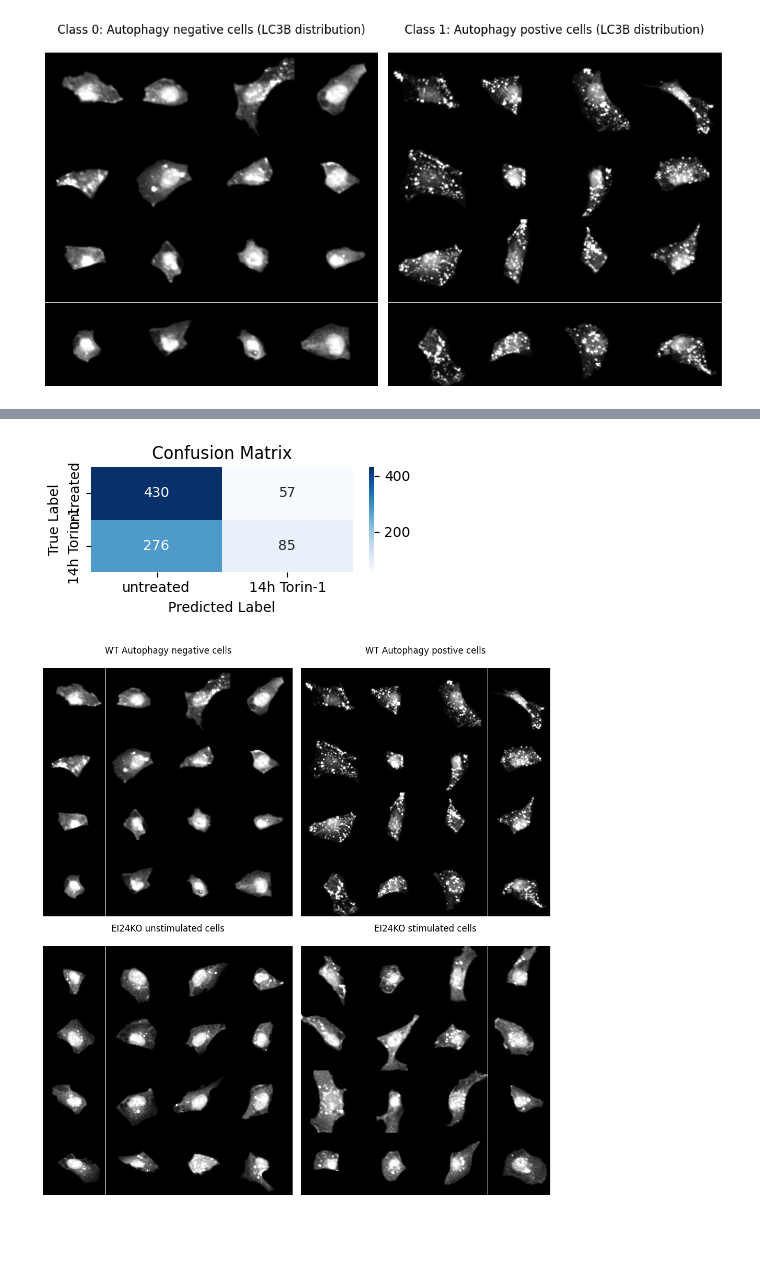
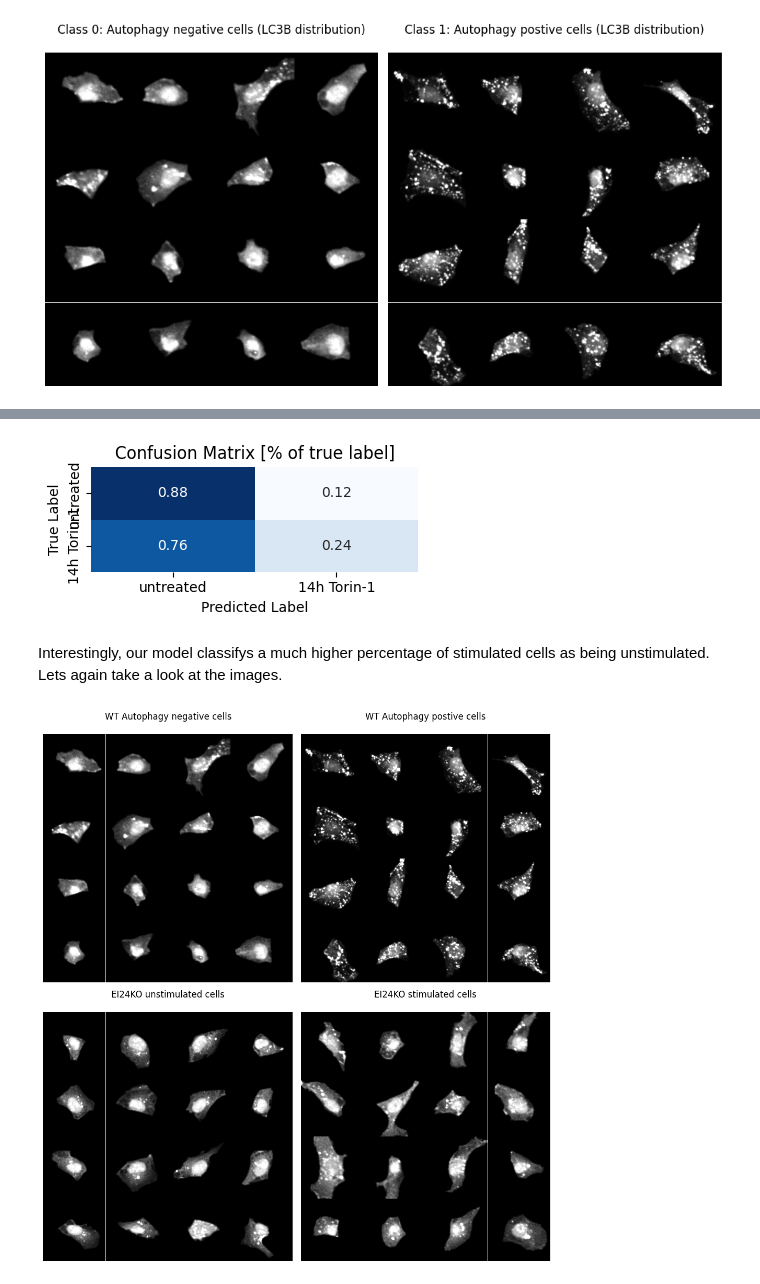
Before and after one commit to laminlabs/lamin-usecases, a Jupyter notebook: docs/imaging4.ipynb, the cells around one changed output, grey strips where cells are left out. Saved outputs shown, nothing was run; the diff lists cells and outputs as text; code cells hidden in the pictures; blank space fills up the shorter version.

```diff
--- a/docs/imaging4.ipynb
+++ b/docs/imaging4.ipynb
@@ -240,18 +264,21 @@ predictions_ko = clf.predict(X_ko)
 # %%
 # compute confusion matrix
 cm = confusion_matrix(y_true, predictions_ko)
+cm_normalized = cm.astype('float') / cm.sum(axis=1)[:, np.newaxis]
 labels = np.unique(y_test)
 labels = [class_lookup[label] for label in labels]
 
 # Plot the confusion matrix and ROC Curve
 fig, axes = plt.subplots(nrows=1, ncols=1, figsize=(4, 2))
-sns.heatmap(cm, annot=True, fmt="d", cmap="Blues", xticklabels=labels, yticklabels=labels, ax = axes)
+sns.heatmap(cm_normalized, annot=True, fmt=".2f", cmap="Blues", xticklabels=labels, yticklabels=labels, ax = axes, cbar = False)
 axes.set_xlabel("Predicted Label")
 axes.set_ylabel("True Label")
-axes.set_title("Confusion Matrix")
+axes.set_title("Confusion Matrix [% of true label]")
 fig.tight_layout()
 # %% [output]
-[figure, old version]
+[figure, new version]
+# %% [markdown]
+Interestingly, our model classifys a much higher percentage of stimulated cells as being unstimulated. Lets again take a look at the images.
 # %%
 # compare WT And EI24KO cells
 
```
Also changed, not shown: parts of 11 cells of this notebook.
